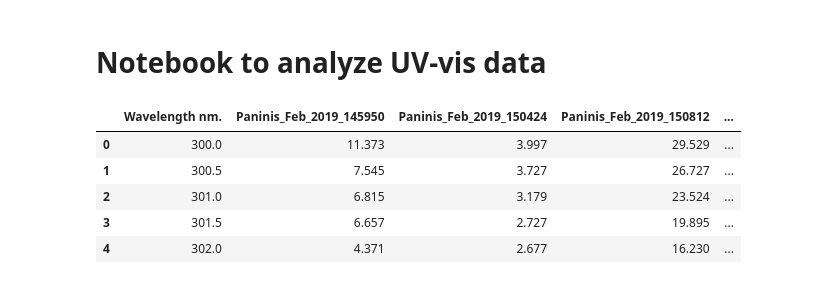
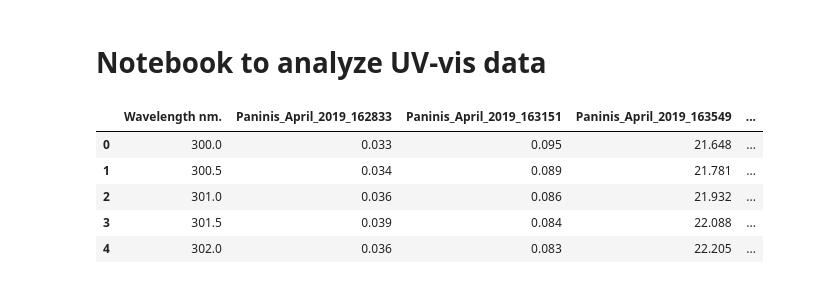
Before and after one commit to orlando-trejo/Dasgroupta, a Jupyter notebook: UV-vis-2.ipynb, the cells around one changed output. Drawn from its saved outputs; the diff is of its cells as text; code cells hidden in the pictures.

```diff
--- a/UV-vis-2.ipynb
+++ b/UV-vis-2.ipynb
@@ -9,17 +9,17 @@ import matplotlib.pyplot as plt
 import os
 # %%
 # Import data
-data = pd.read_excel('./UV_Vis/Paninis_Feb_2019.xlsx', sheet_name='Sheet2')
+data = pd.read_excel('./UV_Vis/Paninis_April_2019.xlsx', sheet_name='Sheet1')
 columns = data.columns
 data["Energy"] = (4.135667516E-15)*(299792458)/(data[columns[0]]*1E-9)
 columns = data.columns
 data.head()
 # %% [output]
-|  | Wavelength nm. | Paninis_Feb_2019_145950 | Paninis_Feb_2019_150424 | Paninis_Feb_2019_150812 | ... |
-| 0 | 300.0 | 11.373 | 3.997 | 29.529 | ... |
-| 1 | 300.5 | 7.545 | 3.727 | 26.727 | ... |
-| 2 | 301.0 | 6.815 | 3.179 | 23.524 | ... |
-| 3 | 301.5 | 6.657 | 2.727 | 19.895 | ... |
-| 4 | 302.0 | 4.371 | 2.677 | 16.230 | ... |
+|  | Wavelength nm. | Paninis_April_2019_162833 | Paninis_April_2019_163151 | Paninis_April_2019_163549 | ... |
+| 0 | 300.0 | 0.033 | 0.095 | 21.648 | ... |
+| 1 | 300.5 | 0.034 | 0.089 | 21.781 | ... |
+| 2 | 301.0 | 0.036 | 0.086 | 21.932 | ... |
+| 3 | 301.5 | 0.039 | 0.084 | 22.088 | ... |
+| 4 | 302.0 | 0.036 | 0.083 | 22.205 | ... |
 # %%
 list(columns)[1:7]
```
Also changed, not shown: parts of 7 cells of this notebook, 12 other files.
